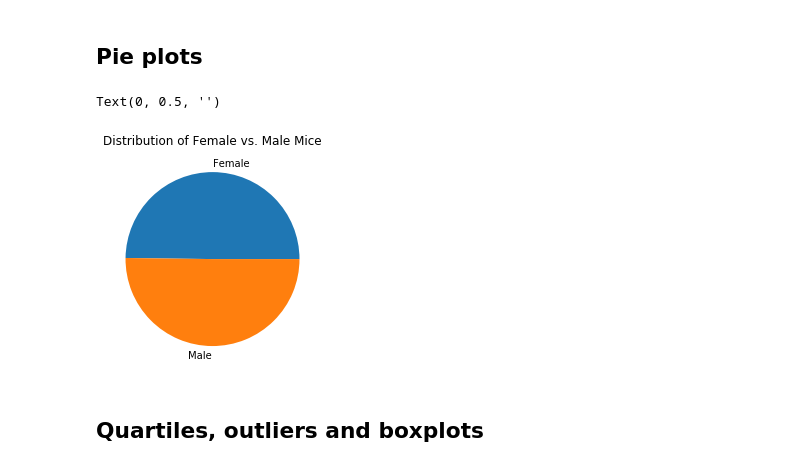
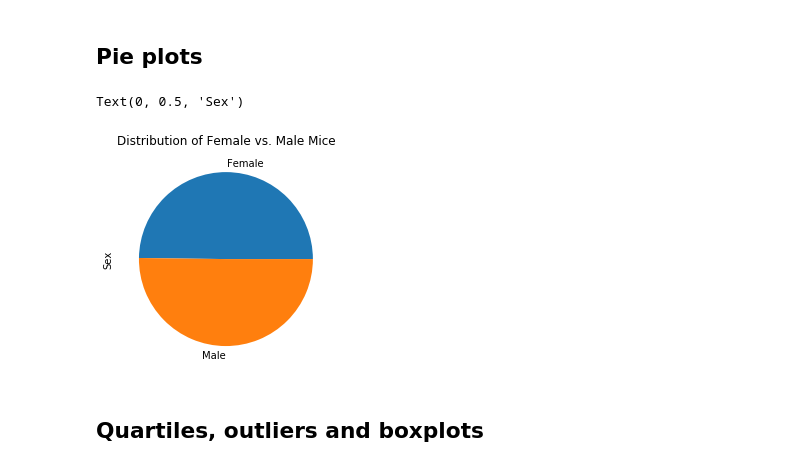
Before and after one commit to jaime030690/matplotlib-hw, a Jupyter notebook: Pymaceuticals/pymaceuticals_starter.ipynb, the cells around one changed output. Drawn from its saved outputs; the diff is of its cells as text; code cells hidden in the pictures.

Commit message:
Formatting for pandas pie chart.

```diff
--- a/Pymaceuticals/pymaceuticals_starter.ipynb
+++ b/Pymaceuticals/pymaceuticals_starter.ipynb
@@ -95,14 +95,14 @@ plt.show()
 # %%
 # Generate a pie plot showing the distribution of female versus male mice using pandas
 sex_df = df.groupby('Sex')
 sex_df = sex_df['Mouse ID'].nunique()
 
 ax = sex_df.plot.pie()
 ax.set_title('Distribution of Female vs. Male Mice')
-ax.set_ylabel('')
+ax.set_ylabel('Sex')
 # %% [output]
-Text(0, 0.5, '')
+Text(0, 0.5, 'Sex')
-[figure, old version]
+[figure, new version]
 # %%
 # Generate a pie plot showing the distribution of female versus male mice using pyplot
 # %% [markdown]
```
